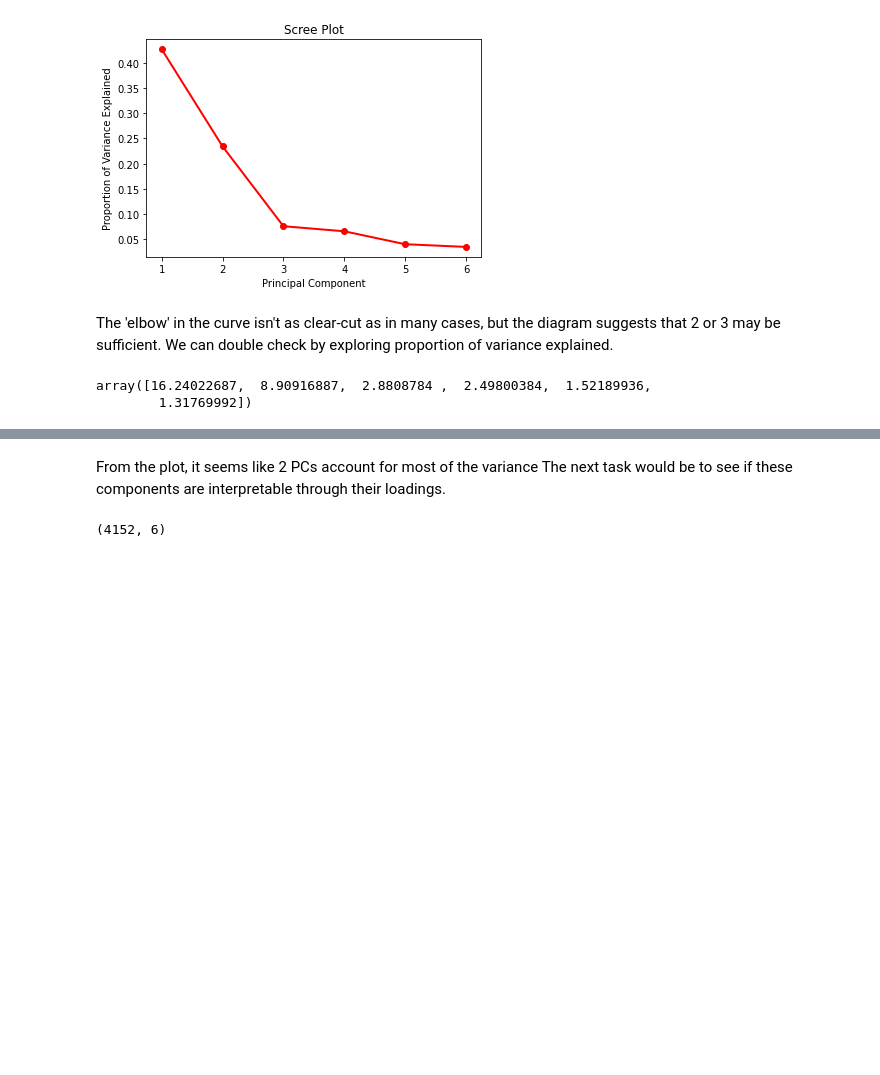
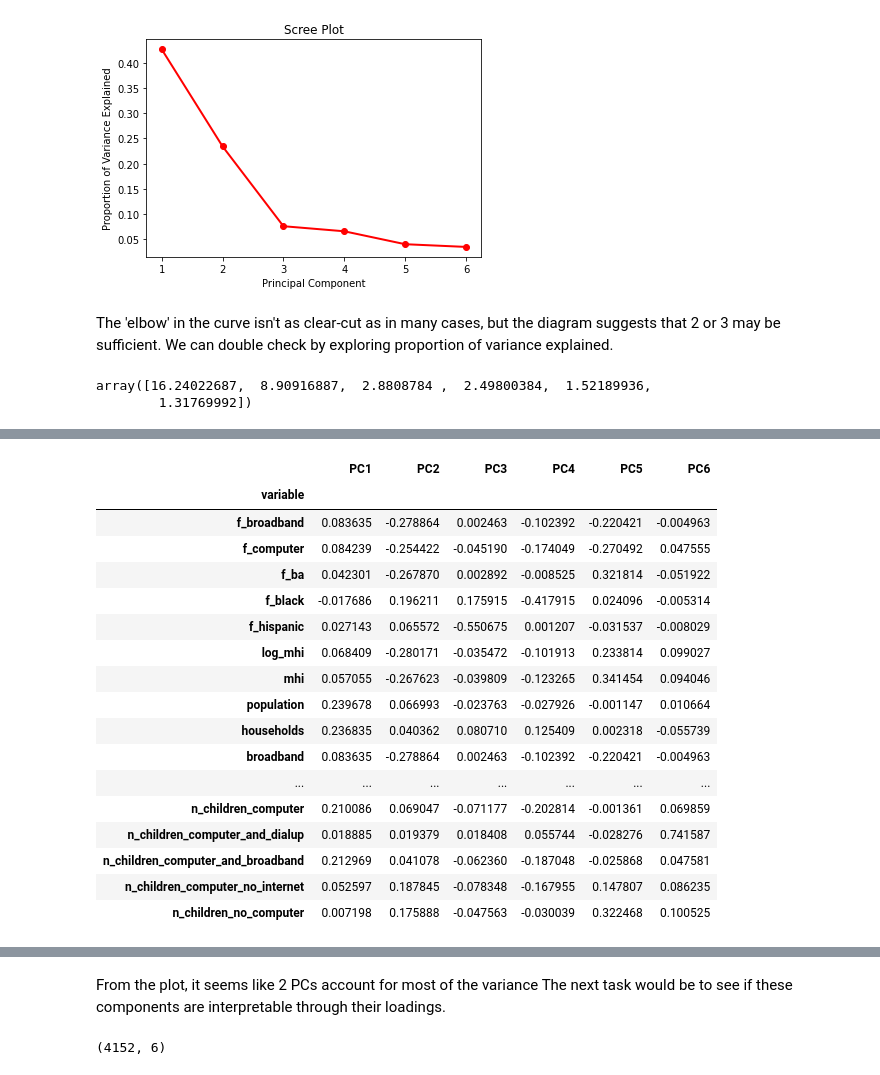
Before and after one commit to patternproject/sept-datadive-cdac, a Jupyter notebook: policyglot/Task1b-part_c.ipynb, the cells around one changed output, grey strips where cells are left out. Cells and saved outputs as stored; diff of their text form; code cells hidden in the pictures; blank space fills up the shorter version.

```diff
--- a/policyglot/Task1b-part_c.ipynb
+++ b/policyglot/Task1b-part_c.ipynb
@@ -213,0 +236,21 @@ array([16.24022687,  8.90916887,  2.8808784 ,  2.49800384,  1.52189936,
+# %%
+loadings_df
+# %% [output]
+|  | PC1 | PC2 | PC3 | PC4 | PC5 | PC6 |
+| variable |  |  |  |  |  |  |
+| f_broadband | 0.083635 | -0.278864 | 0.002463 | -0.102392 | -0.220421 | -0.004963 |
+| f_computer | 0.084239 | -0.254422 | -0.045190 | -0.174049 | -0.270492 | 0.047555 |
+| f_ba | 0.042301 | -0.267870 | 0.002892 | -0.008525 | 0.321814 | -0.051922 |
+| f_black | -0.017686 | 0.196211 | 0.175915 | -0.417915 | 0.024096 | -0.005314 |
+| f_hispanic | 0.027143 | 0.065572 | -0.550675 | 0.001207 | -0.031537 | -0.008029 |
+| log_mhi | 0.068409 | -0.280171 | -0.035472 | -0.101913 | 0.233814 | 0.099027 |
+| mhi | 0.057055 | -0.267623 | -0.039809 | -0.123265 | 0.341454 | 0.094046 |
+| population | 0.239678 | 0.066993 | -0.023763 | -0.027926 | -0.001147 | 0.010664 |
+| households | 0.236835 | 0.040362 | 0.080710 | 0.125409 | 0.002318 | -0.055739 |
+| broadband | 0.083635 | -0.278864 | 0.002463 | -0.102392 | -0.220421 | -0.004963 |
+| ... | ... | ... | ... | ... | ... | ... |
+| n_children_computer | 0.210086 | 0.069047 | -0.071177 | -0.202814 | -0.001361 | 0.069859 |
+| n_children_computer_and_dialup | 0.018885 | 0.019379 | 0.018408 | 0.055744 | -0.028276 | 0.741587 |
+| n_children_computer_and_broadband | 0.212969 | 0.041078 | -0.062360 | -0.187048 | -0.025868 | 0.047581 |
+| n_children_computer_no_internet | 0.052597 | 0.187845 | -0.078348 | -0.167955 | 0.147807 | 0.086235 |
+| n_children_no_computer | 0.007198 | 0.175888 | -0.047563 | -0.030039 | 0.322468 | 0.100525 |
```
Also changed, not shown: parts of 15 cells of this notebook.
